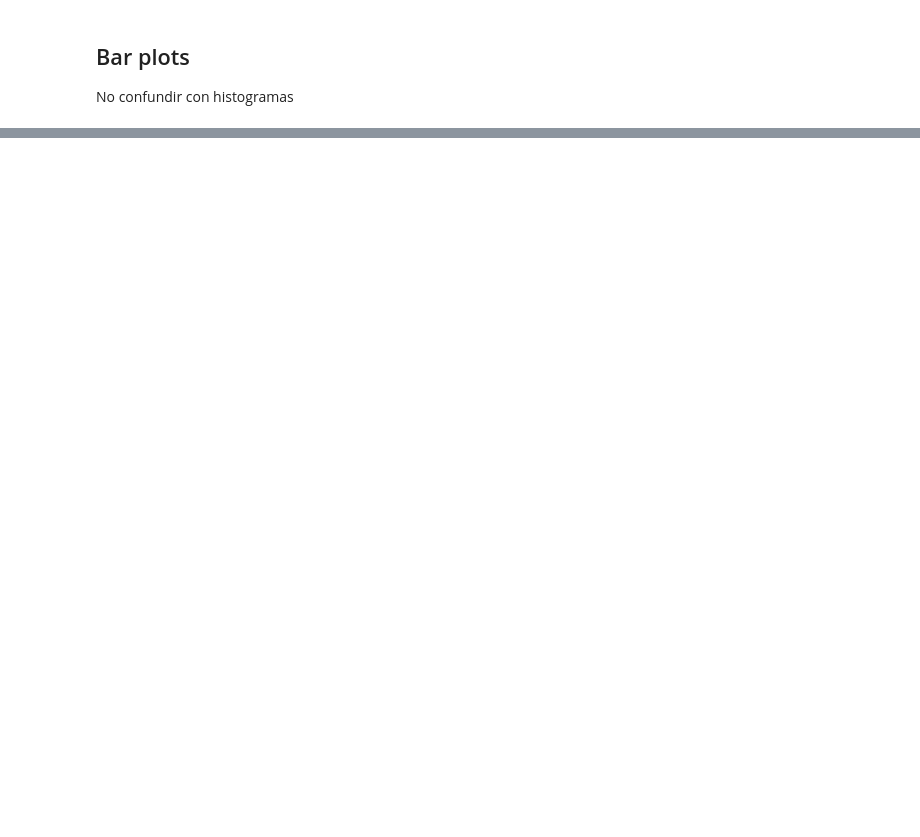
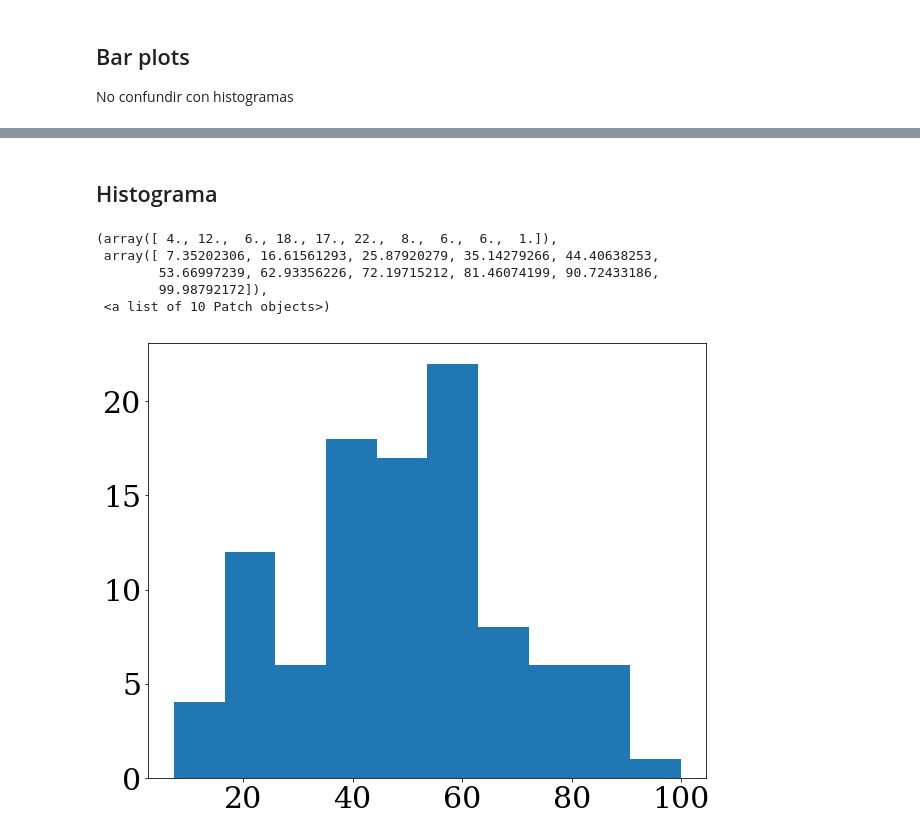
Before and after one commit to huanlui/numpy-pandas-notebook, a Jupyter notebook: Clase_4_1_Plotting_JLG.ipynb, the cells around one changed output, grey strips where cells are left out. Saved outputs shown, nothing was run; the diff lists cells and outputs as text; code cells hidden in the pictures; blank space fills up the shorter version.

```diff
--- a/Clase_4_1_Plotting_JLG.ipynb
+++ b/Clase_4_1_Plotting_JLG.ipynb
@@ -114,0 +133,11 @@ No confundir con histogramas
+# %% [markdown]
+## Histograma
+# %%
+plt.hist(X2)
+# %% [output]
+(array([ 4., 12.,  6., 18., 17., 22.,  8.,  6.,  6.,  1.]),
+ array([ 7.35202306, 16.61561293, 25.87920279, 35.14279266, 44.40638253,
+        53.66997239, 62.93356226, 72.19715212, 81.46074199, 90.72433186,
+        99.98792172]),
+ <a list of 10 Patch objects>)
+[figure, added]
```
Also changed, not shown: parts of 32 cells of this notebook.
